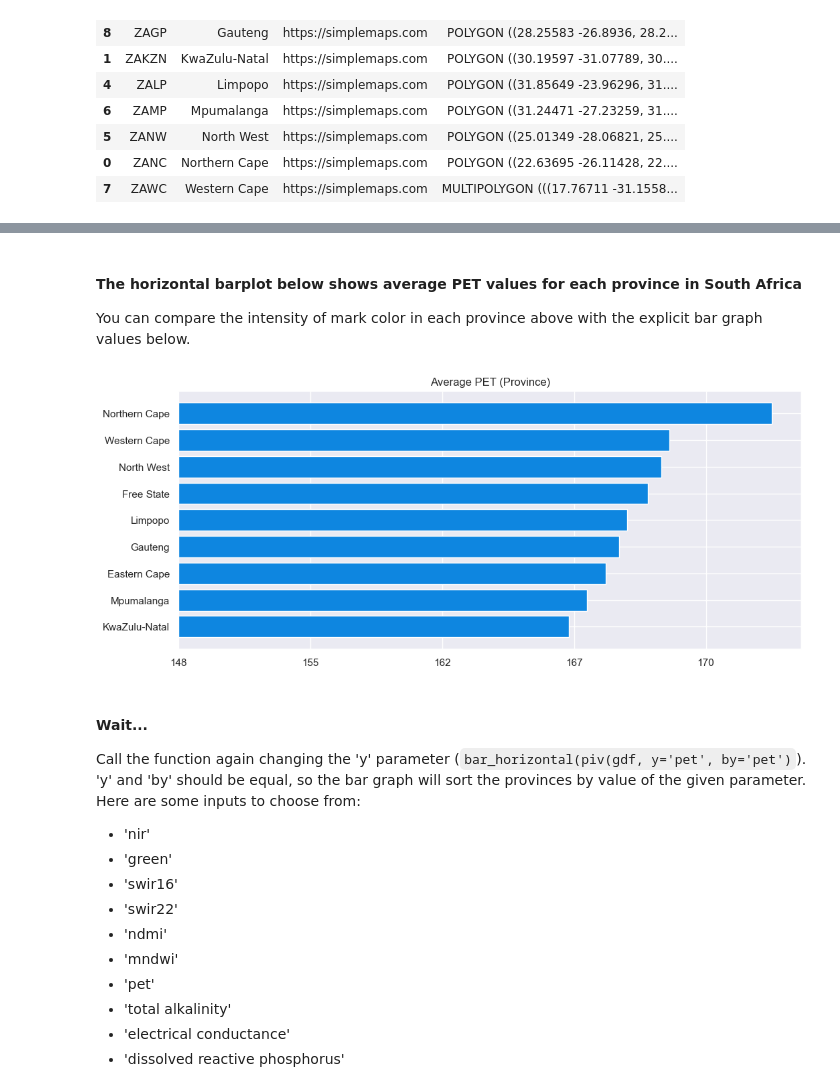
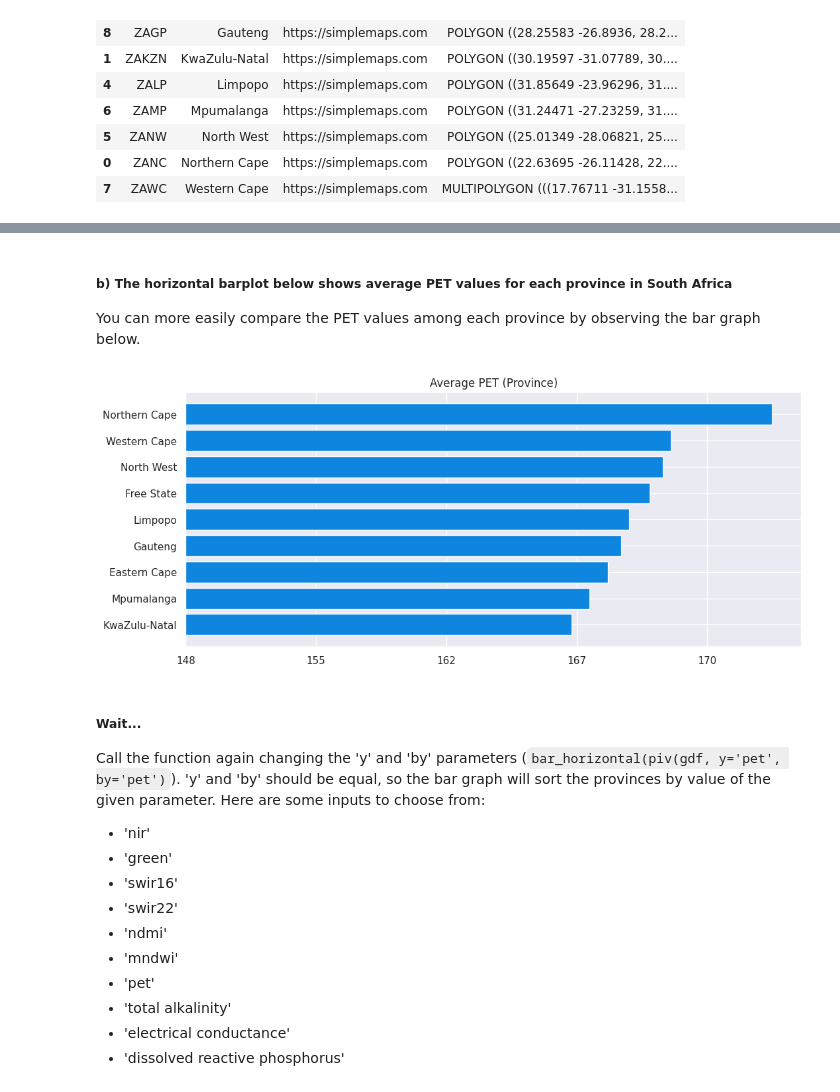
Before and after one commit to kylerod22/siads593-water-sustainability, a Jupyter notebook: 08-rjbest-sungmiki-kylerod-2026winter/src/PET_TA_EC_EDA.ipynb, the cells around one changed output, grey strips where cells are left out. Saved outputs shown, nothing was run; the diff lists cells and outputs as text; code cells hidden in the pictures.

````diff
--- a/08-rjbest-sungmiki-kylerod-2026winter/src/PET_TA_EC_EDA.ipynb
+++ b/08-rjbest-sungmiki-kylerod-2026winter/src/PET_TA_EC_EDA.ipynb
@@ -250,17 +254,17 @@ https://en.wikipedia.org/wiki/Potential_evapotranspiration
 # %%
 # folium.Map(location=[-29.6,25.1], zoom_start=6, tiles='USGS.USImagery')
 # %% [markdown]
-#### The horizontal barplot below shows average PET values for each province in South Africa
+##### b) The horizontal barplot below shows average PET values for each province in South Africa
 
-You can compare the intensity of mark color in each province above with the explicit bar graph values below.
+You can more easily compare the PET values among each province by observing the bar graph below.
 # %%
-bar_horizontal(piv(gdf, by='pet'), title='Average PET (Province)')
+bar_horizontal(piv(gdf, y='pet', by='pet'), title='Average PET (Province)')
 # %% [output]
-[figure, old version]
+[figure, new version]
 # %% [markdown]
-#### Wait...
+##### Wait...
 
-Call the function again changing the 'y' parameter (```bar_horizontal(piv(gdf, y='pet', by='pet')```). 'y' and 'by' should be equal, so the bar graph will sort the provinces by value of the given parameter. Here are some inputs to choose from:
+Call the function again changing the 'y' and 'by' parameters (```bar_horizontal(piv(gdf, y='pet', by='pet')```). 'y' and 'by' should be equal, so the bar graph will sort the provinces by value of the given parameter. Here are some inputs to choose from:
 
 - 'nir'
 - 'green'
````
Also changed, not shown: parts of 31 cells of this notebook.
